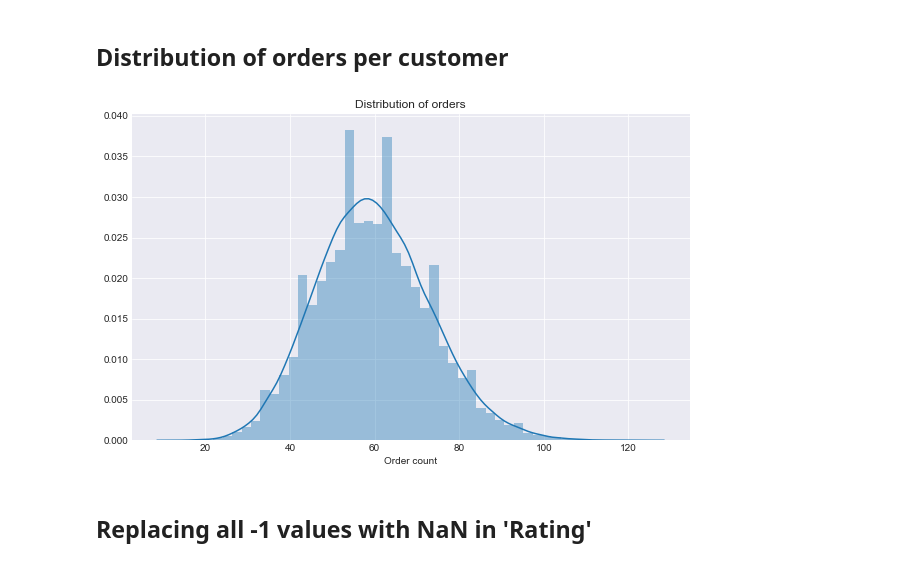
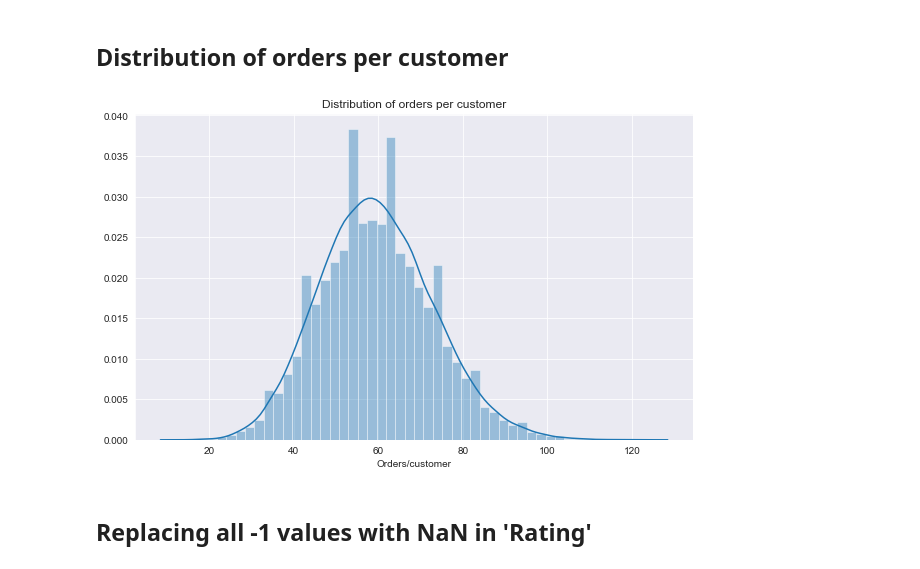
Before and after one commit to ivangermanov/data_science_project, a Jupyter notebook: EDA/EDA_combined.ipynb, the cells around one changed output. Drawn from its saved outputs; the diff is of its cells as text; code cells hidden in the pictures.

```diff
--- a/EDA/EDA_combined.ipynb
+++ b/EDA/EDA_combined.ipynb
@@ -199,13 +199,13 @@ orders_per_customer = orders_per_customer.groupby('Customer number')['Order numb
 orders_per_customer.rename(columns = {'Order number' : 'Number of orders'}, inplace=True)
 # %%
 sns.set_style('darkgrid')
-x = pd.Series(orders_per_customer['Number of orders'], name="Order count")
+x = pd.Series(orders_per_customer['Number of orders'], name="Orders/customer")
 plt.subplots(figsize=(10,6))
 sns.distplot(x)
-plt.title("Distribution of orders")
+plt.title("Distribution of orders per customer")
 print()
 # %% [output]
-[figure, old version]
+[figure, new version]
 # %% [markdown]
 ## Replacing all -1 values with NaN in 'Rating'
 # %%
```
Also changed, not shown: parts of 12 cells of this notebook, 1 other file.
